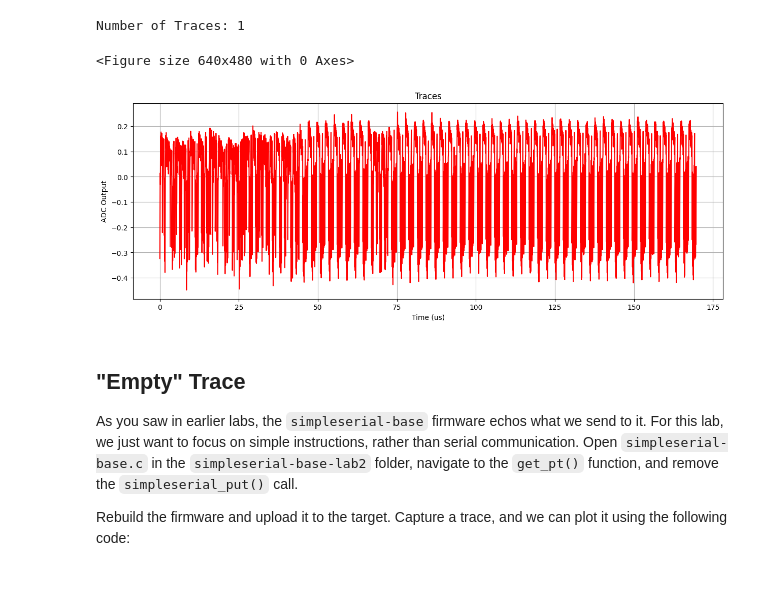
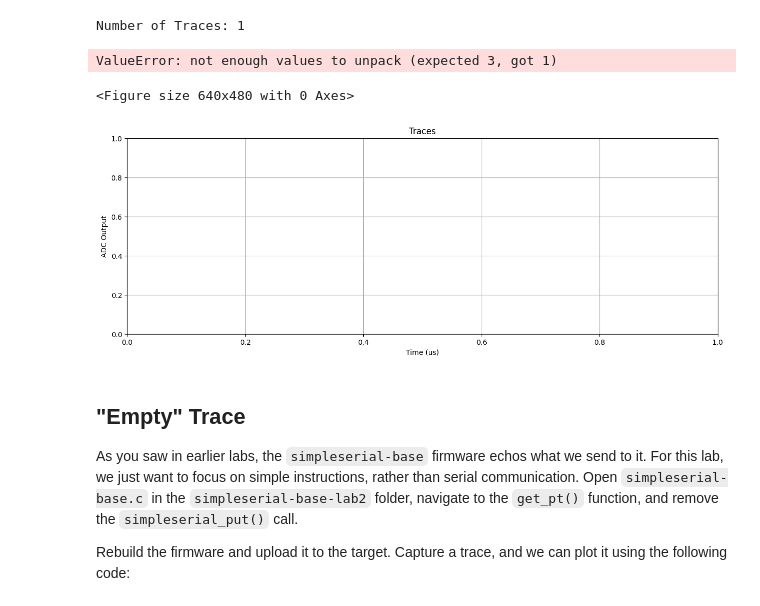
Before and after one commit to MXCR-cpu/chipwhisperer-jupyter-ectf, a Jupyter notebook: courses/sca101/Lab 2_1A - Instruction Power Differences (MAIN).ipynb, the cells around one changed output. Cells and saved outputs as stored; diff of their text form; code cells hidden in the pictures.

```diff
--- a/courses/sca101/Lab 2_1A - Instruction Power Differences (MAIN).ipynb
+++ b/courses/sca101/Lab 2_1A - Instruction Power Differences (MAIN).ipynb
@@ -152,10 +152,11 @@ traces0, settings0 = import_data('lab_2_1_wave0')
 # %% [output]
 Number of Traces: 1
 # %%
-plot_scope_traces([(traces0[0], None, 'red')], settings0, time_axis=True)
+plot_scope_traces([traces0], settings0, time_axis=True)
 # %% [output]
-<Figure size 640x480 with 0 Axes>
+ValueError: not enough values to unpack (expected 3, got 1)
+<Figure size 640x480 with 0 Axes>
-[figure, old version]
+[figure, new version]
 # %% [markdown]
 ## "Empty" Trace
 
```
Also changed, not shown: 5 other files.
